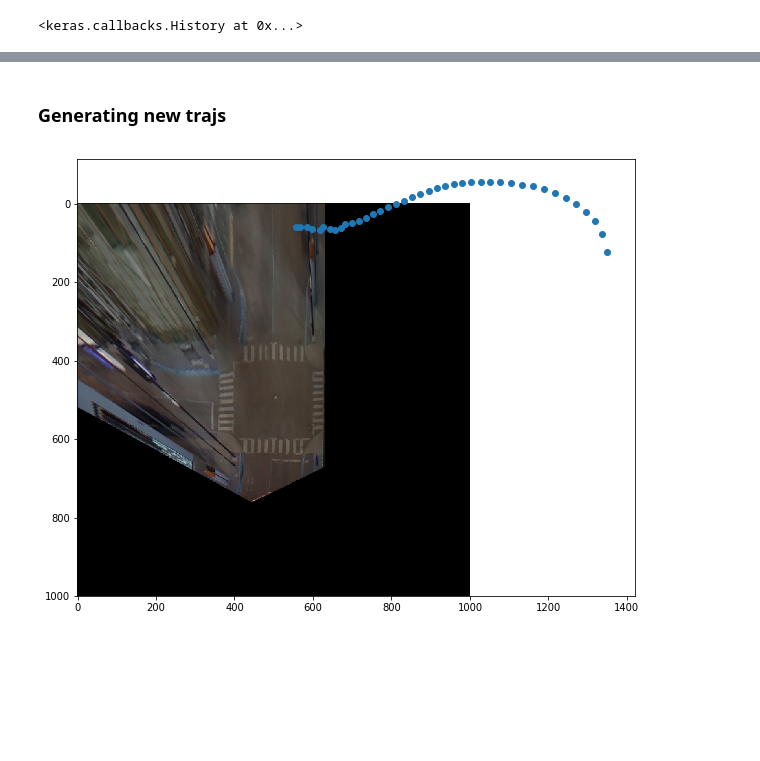
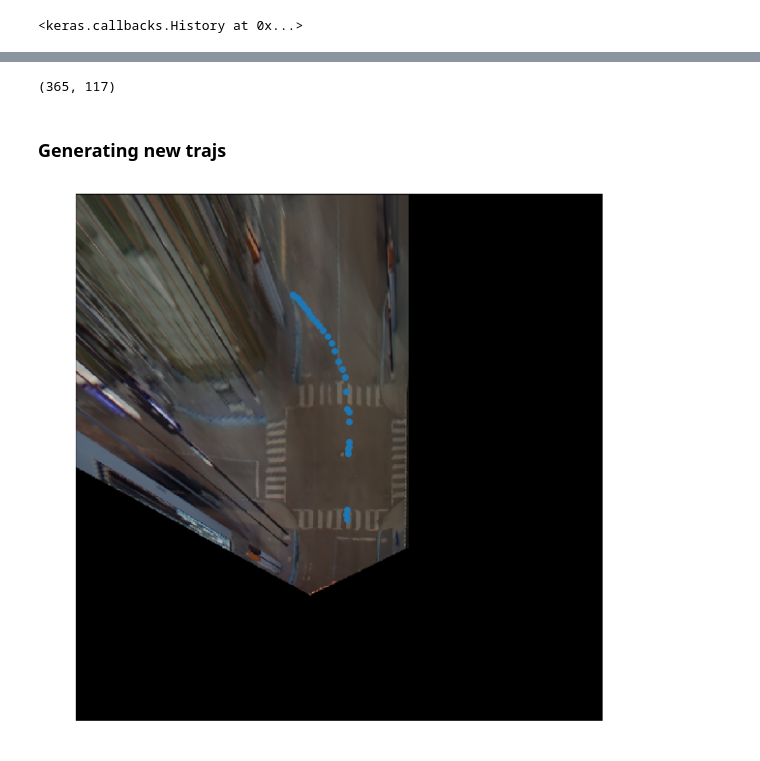
Before and after one commit to renxinhe/Video-Stream-Object-Detector, a Jupyter notebook: traffic_modeling/Traffic Modeling.ipynb, the cells around one changed output, grey strips where cells are left out. Saved outputs shown, nothing was run; the diff lists cells and outputs as text; code cells hidden in the pictures; blank space fills up the shorter version.

```diff
--- a/traffic_modeling/Traffic Modeling.ipynb
+++ b/traffic_modeling/Traffic Modeling.ipynb
@@ -32,8 +42,8 @@ use_trajs = all_trajs_raw
 train_trajs = np.take(use_trajs[7], train_test_ids[7]['train'], axis=0)
 test_trajs = np.take(use_trajs[7], train_test_ids[7]['test'], axis=0)
 # %%
-T_i = 5
-T_o = 5
+T_i = 10
+T_o = 10
 subsample = 3
 X_tr, Y_tr, X_t, Y_t = [], [], [], []
 # %%
@@ -85,13 +143,6 @@ nn.fit(X_tr, Y_tr, batch_size=64, epochs=20, verbose=0, validation_split=0.2, ca
+# %%
+len(use_set['train']), len(use_set['test'])
+# %% [output]
+(365, 117)
 # %% [markdown]
 ### Generating new trajs
-# %%
-def gen_traj(model, init, T_i, T_o, T):
-    traj = init.reshape(T_i, 2).tolist()
-    for i in range(T):
-        try:
-            seg = model.predict([np.array(traj[i:i+T_o]).flatten()])
-        except:
-            seg = model.predict(np.array(traj[i:i+T_o]).reshape(1,-1))
-        x = seg.reshape(T_i, 2).tolist()[0]
-        traj.append(x)
-    return np.array(traj)
@@ -110,23 +149,11 @@ def unzero_traj(traj, i, class_id, is_train=True):
-# %%
-street_raw = imread('/nfs/diskstation/jren/projection_average.png')
-street = street_raw[97:719, 510:1132][:,:,:3]
-street = resize(street, [1000,1000])
 # %%
-for i, seed in enumerate(use_trajs[7]):
-    try:
-        traj_pred = gen_traj(nn, seed[:T_i].reshape(1,-1), T_i, T_o, 30)
-    except:
-        continue
-    plt.figure(figsize=(10,10))
-    plt.imshow(street)
-    plt.scatter(traj_pred[:,0], traj_pred[:,1])
-    plt.savefig('ims/nn_gens/{}.png'.format(i))
+n = 1
+T = 20
+traj_pred = gen_traj(nn, use_trajs[7][n][0:T_i*subsample:subsample].reshape(1,-1), T_i, T_o, T)
+plt.figure(figsize=(10,10))
+plt.axis('off')
+plt.imshow(street)
+plt.scatter(traj_pred[:,0], traj_pred[:,1])
+plt.show()
+# %% [output]
+[figure, added]
-# %%
-traj_pred_zero = gen_traj(nn, X_tr[n], T_i, T_o, 30)
-traj_pred = unzero_traj(traj_pred_zero, n, 7, True)
-plt.figure(figsize=(10,10))
-plt.imshow(street)
-plt.scatter(traj_pred[:,0], traj_pred[:,1])
-plt.show()
-# %% [output]
-[figure, removed]
```
Also changed, not shown: parts of 21 cells of this notebook, 4 other files.
